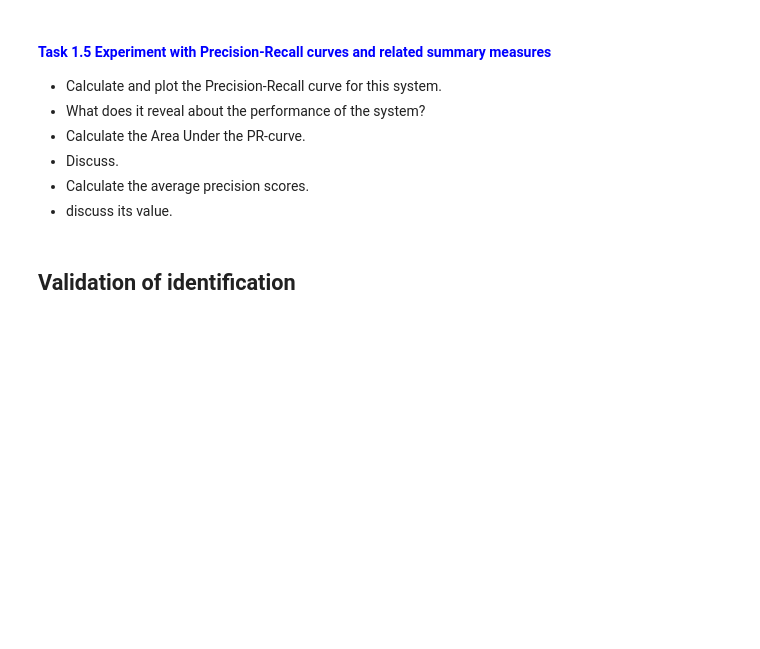
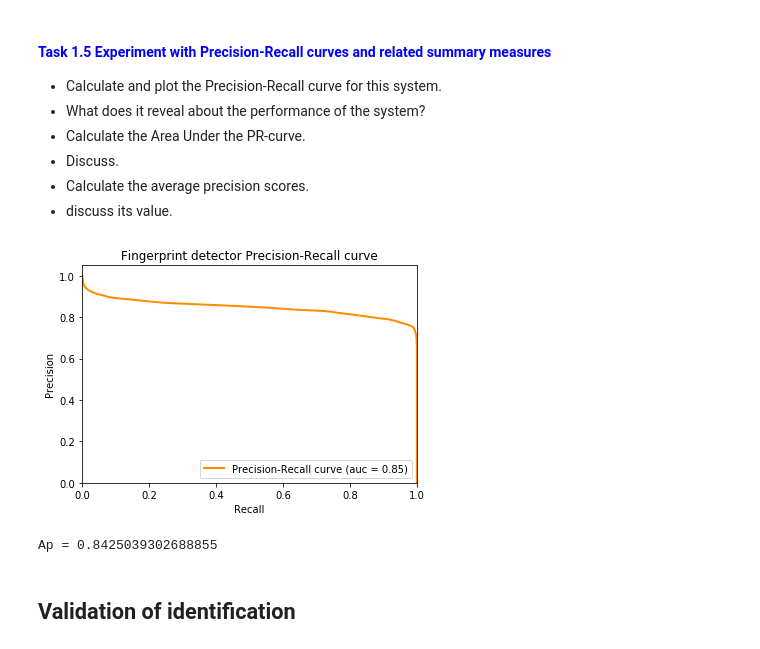
Before and after one commit to JesusGarciaRamirez/Biometrics, a Jupyter notebook: BioAssigment1/assignment_1.ipynb, the cells around one changed output. Drawn from its saved outputs; the diff is of its cells as text; code cells hidden in the pictures; blank space fills up the shorter version.

```diff
--- a/BioAssigment1/assignment_1.ipynb
+++ b/BioAssigment1/assignment_1.ipynb
@@ -386,3 +431,6 @@ Scikit-Learn provides routines for calculating these curves and numbers as demon
 </font>
 # %%
 """Calculate and plot the Precision-Recall curve for this system"""
+metric_logger.plot_pr_curve()
+# %% [output]
+[figure, added]
@@ -391,5 +437,9 @@ Scikit-Learn provides routines for calculating these curves and numbers as demon
 # %%
 """Calculate the average precision scores"""
+from sklearn.metrics import average_precision_score
+print(f"Ap = {metric_logger._get_metric(average_precision_score)}")
+# %% [output]
+Ap = 0.8425039302688855
 # %% [markdown]
 ## Validation of identification
 # %% [markdown]
```
Also changed, not shown: parts of 19 cells of this notebook, 2 other files.
